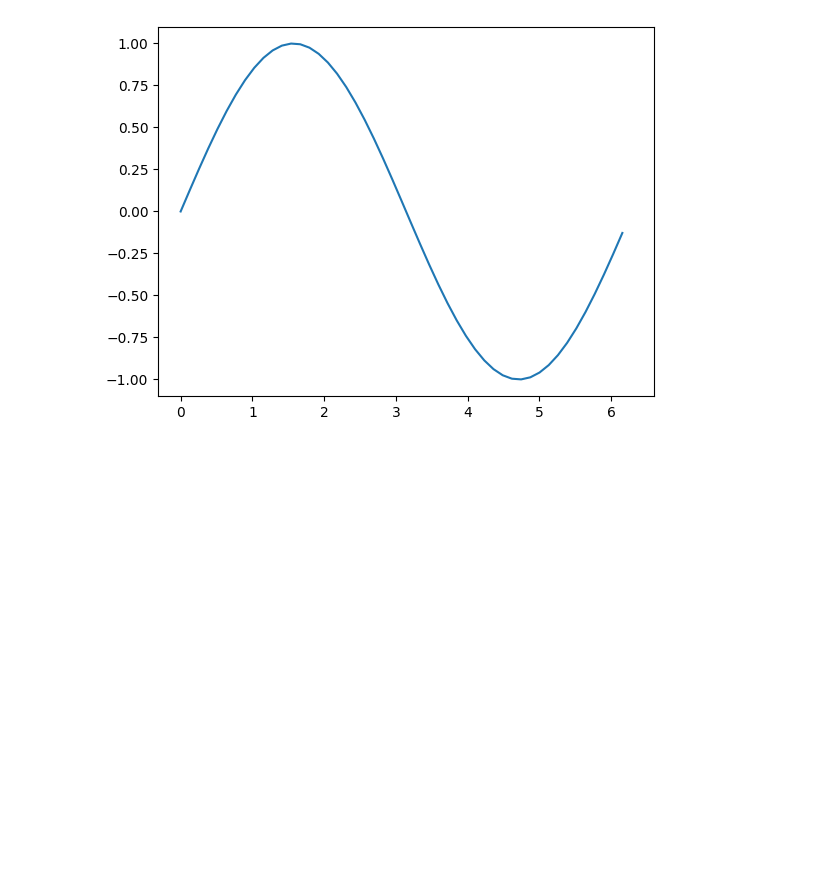
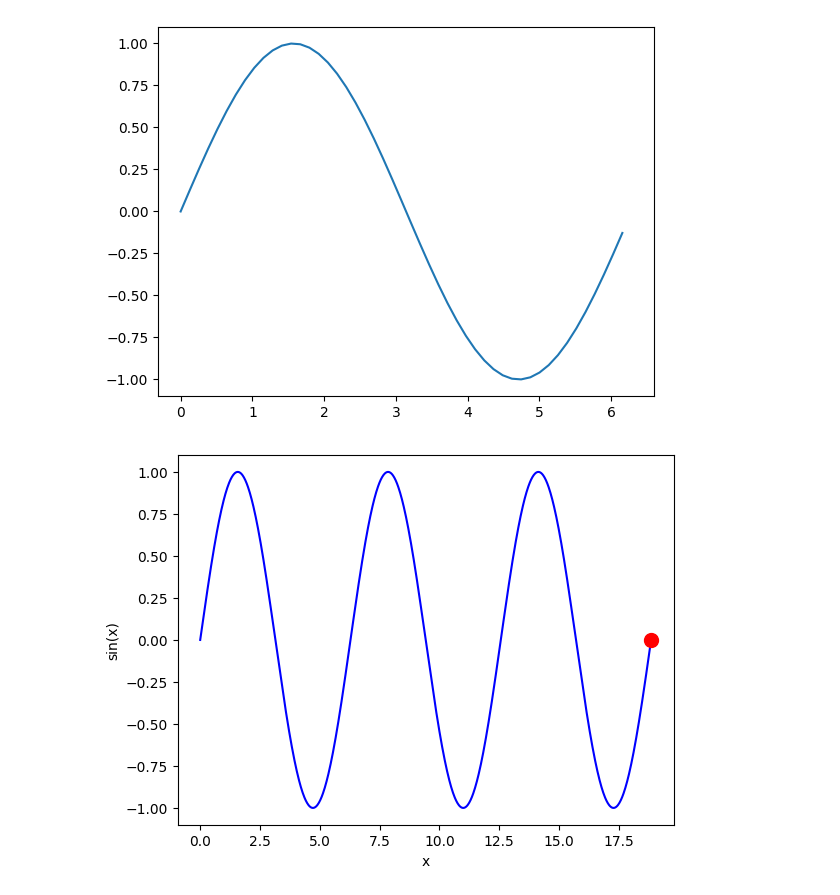
Before and after one commit to yanivcohen1/python-tools, a Jupyter notebook: flaskr/tools/jupiter_plotly_scipy/3d_animation.ipynb, the cells around one changed output. Saved outputs shown, nothing was run; the diff lists cells and outputs as text; code cells hidden in the pictures; blank space fills up the shorter version.

```diff
--- a/flaskr/tools/jupiter_plotly_scipy/3d_animation.ipynb
+++ b/flaskr/tools/jupiter_plotly_scipy/3d_animation.ipynb
@@ -20,3 +20,33 @@ for i in range(len(x)):
 clear_output(wait=True)
 # %% [output]
 [figure]
+# %%
+import numpy as np
+import matplotlib.pyplot as plt
+import matplotlib.animation as manimation
+from IPython.display import display, clear_output
+
+
+n = 1000
+x = np.linspace(0, 6*np.pi, n)
+y = np.sin(x)
+
+# Initialize the movie
+fig = plt.figure()
+
+# plot the sine wave line
+sine_line, = plt.plot(x, y, 'b')
+red_circle, = plt.plot([], [], 'ro', markersize = 10)
+plt.xlabel('x')
+plt.ylabel('sin(x)')
+
+for i in range(n):
+    x0 = x[i]
+    y0 = y[i]
+    red_circle.set_data(x0, y0)
+    clear_output(wait=True)
+    display(fig)
+
+clear_output(wait=True)
+# %% [output]
+[figure, added]
```
